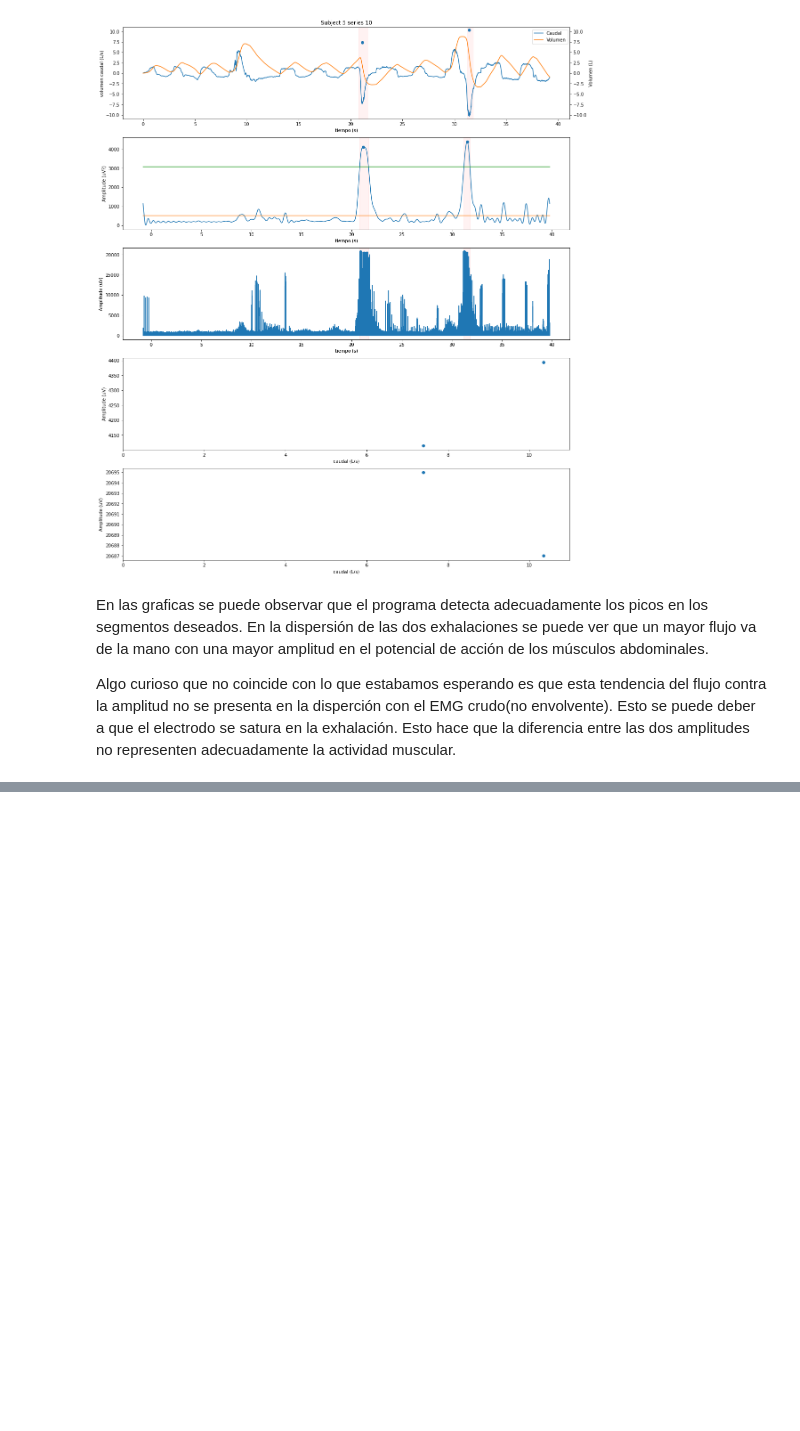
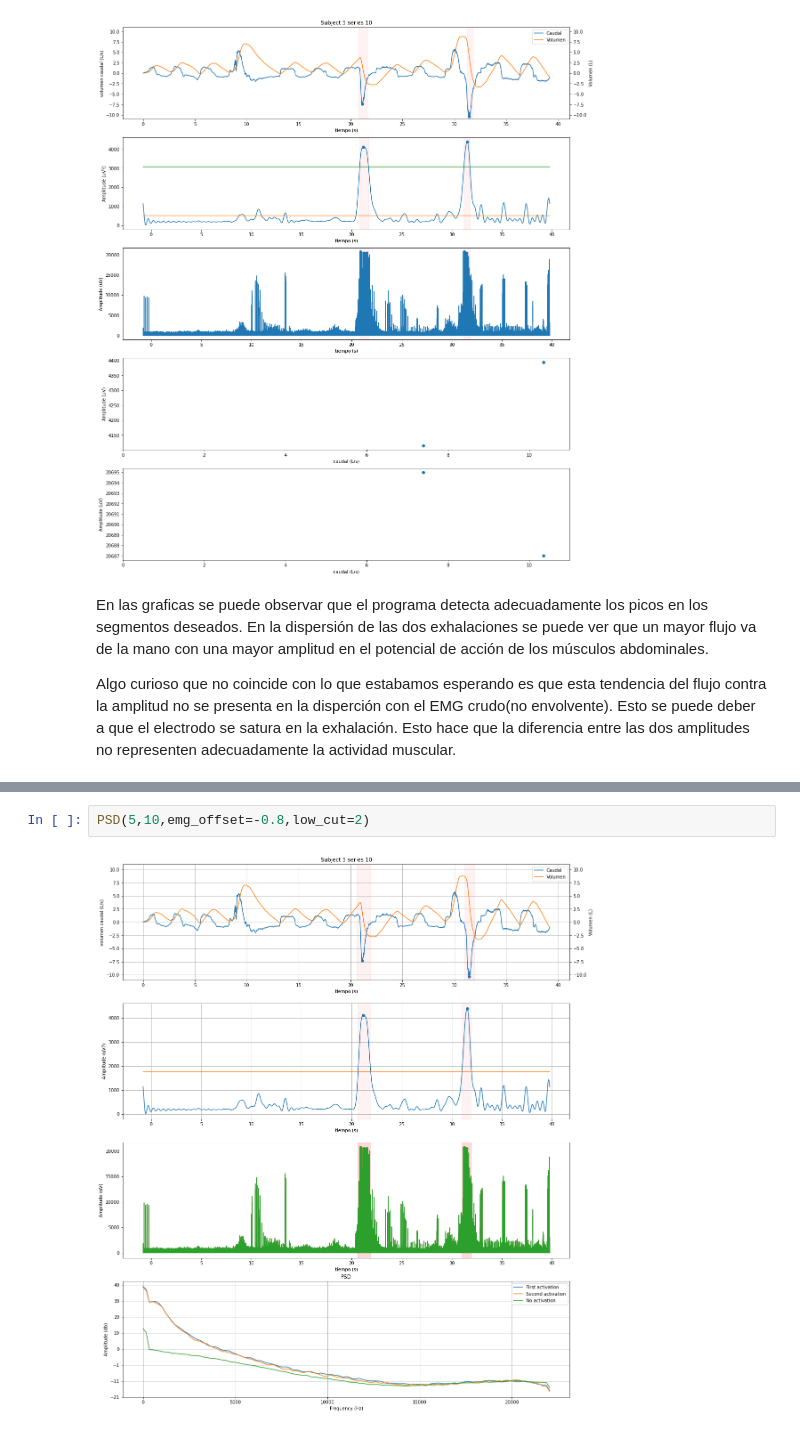
Before and after one commit to Javi-ciencias/Servicio_social, a Jupyter notebook: EMG/Spirometry/SS_Spirometry.ipynb, the cells around one changed output, grey strips where cells are left out. Drawn from its saved outputs; the diff is of its cells as text; blank space fills up the shorter version.

```diff
--- a/EMG/Spirometry/SS_Spirometry.ipynb
+++ b/EMG/Spirometry/SS_Spirometry.ipynb
@@ -554,0 +678,4 @@ Revisar fechas
+# %%
+PSD(5,10,emg_offset=-0.8,low_cut=2)
+# %% [output]
+[figure, added]
```
Also changed, not shown: parts of 15 cells of this notebook.
